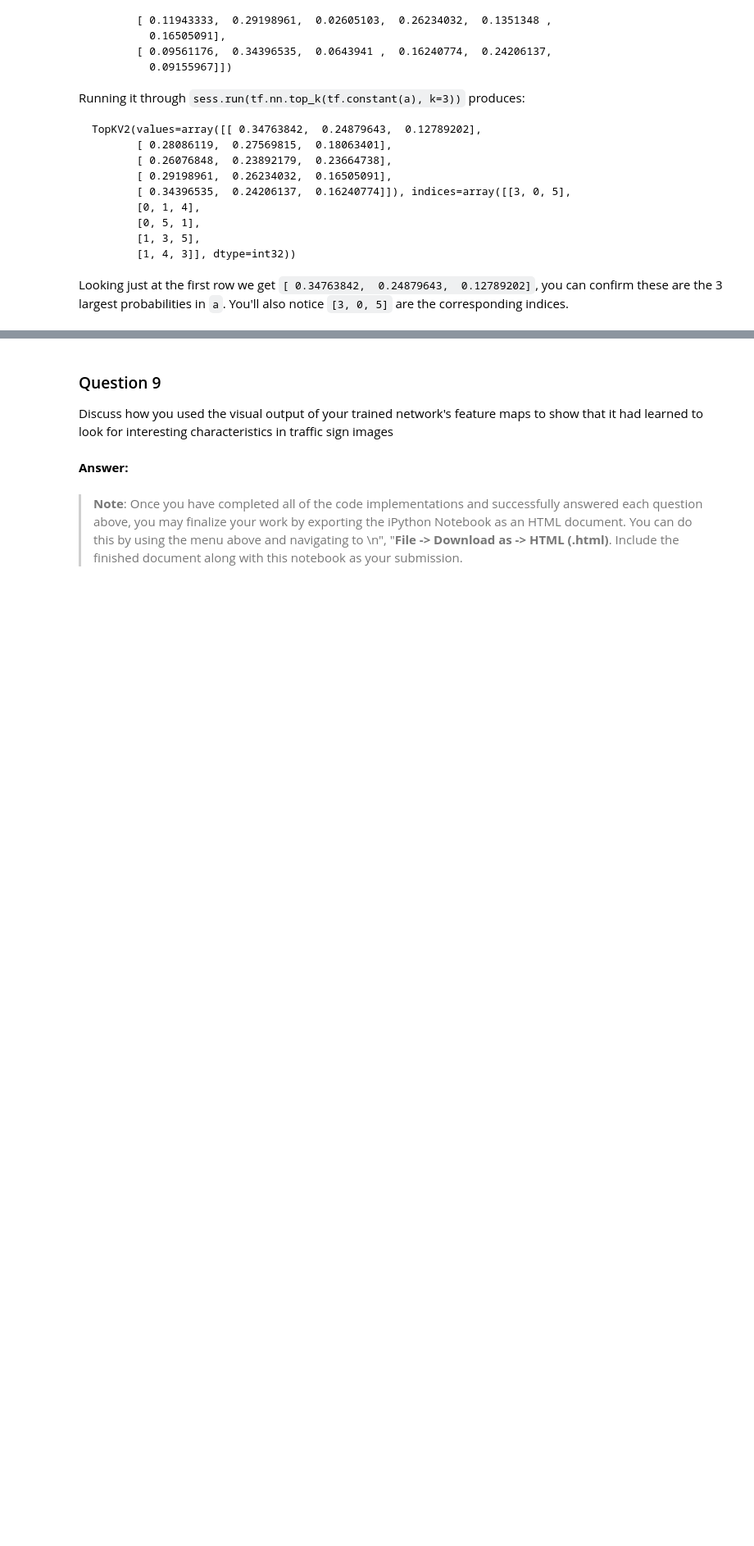
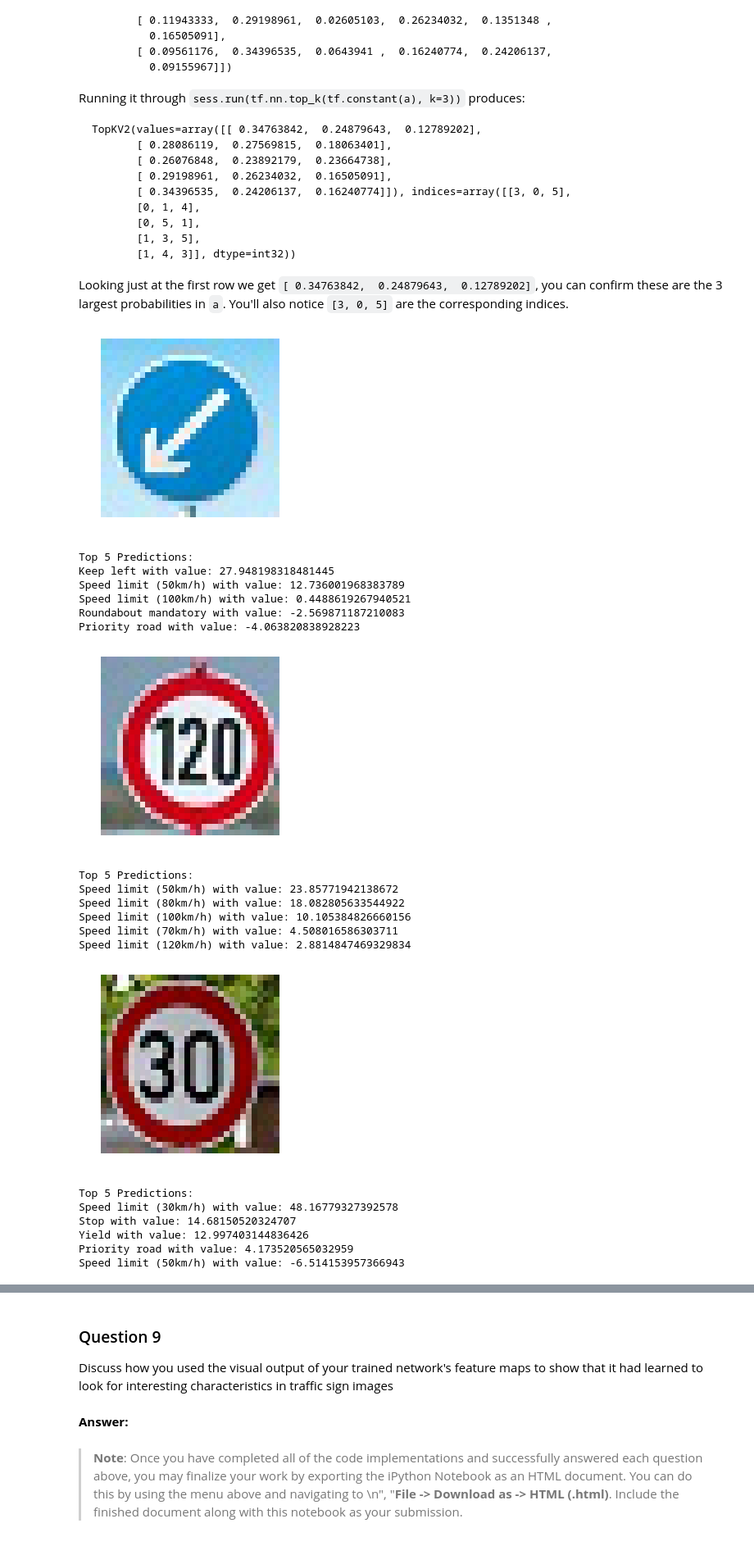
Before and after one commit to AryanJ-NYC/CarND-Traffic-Sign-Classifier-Project, a Jupyter notebook: Traffic_Sign_Classifier.ipynb, the cells around one changed output, grey strips where cells are left out. Shown at 82% size. Saved outputs shown, nothing was run; the diff lists cells and outputs as text; code cells hidden in the pictures; blank space fills up the shorter version.

Commit message:
Display top 5 predictions for each internet image

```diff
--- a/Traffic_Sign_Classifier.ipynb
+++ b/Traffic_Sign_Classifier.ipynb
@@ -511,0 +509,39 @@ Looking just at the first row we get `[ 0.34763842,  0.24879643,  0.12789202]`,
+# %%
+### Print out the top five softmax probabilities for the predictions on the German traffic sign images found on the web.
+with tf.Session() as sess:
+    for idx, result_logit in enumerate(result_logits):
+        plt.imshow(X_images[idx])
+        plt.axis('off')
+        plt.show()
+        print('Top 5 Predictions:')
+
+        k = 5
+        top_k_predictions = tf.nn.top_k(result_logit, k)
+        top_k_predictions_indices = top_k_predictions[1].eval()
+        top_k_predictions_probs = top_k_predictions[0].eval()
+
+        for prediction_index, prediction_prob in zip(top_k_predictions_indices, top_k_predictions_probs):
+            prediction_name = label_map['SignName'][prediction_index]
+            print("{} with value: {}".format(prediction_name, prediction_prob))
+# %% [output]
+[figure, added]
+Top 5 Predictions:
+Keep left with value: 27.948198318481445
+Speed limit (50km/h) with value: 12.736001968383789
+Speed limit (100km/h) with value: 0.4488619267940521
+Roundabout mandatory with value: -2.569871187210083
+Priority road with value: -4.063820838928223
+[figure, added]
+Top 5 Predictions:
+Speed limit (50km/h) with value: 23.85771942138672
+Speed limit (80km/h) with value: 18.082805633544922
+Speed limit (100km/h) with value: 10.105384826660156
+Speed limit (70km/h) with value: 4.508016586303711
+Speed limit (120km/h) with value: 2.8814847469329834
+[figure, added]
+Top 5 Predictions:
+Speed limit (30km/h) with value: 48.16779327392578
+Stop with value: 14.68150520324707
+Yield with value: 12.997403144836426
+Priority road with value: 4.173520565032959
+Speed limit (50km/h) with value: -6.514153957366943
```
Also changed, not shown: parts of 2 cells of this notebook.
